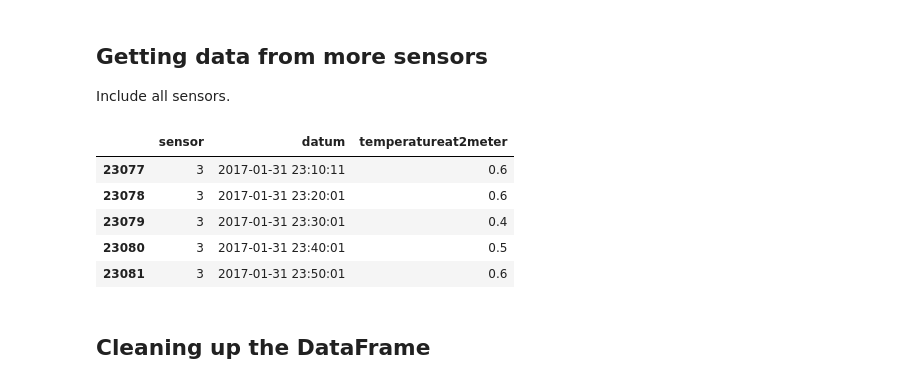
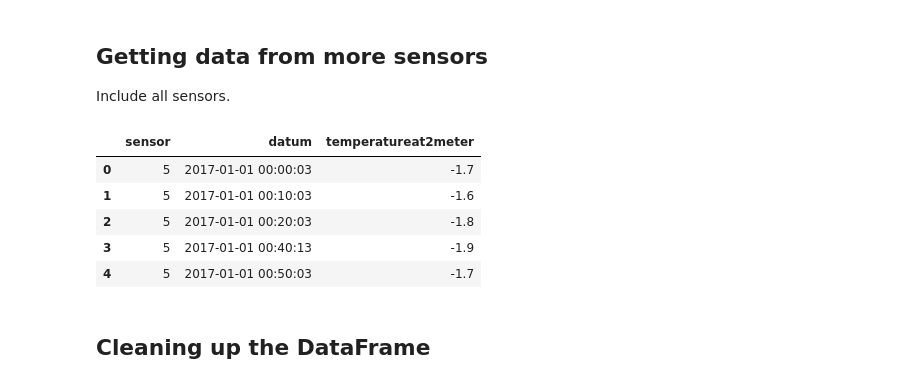
Before and after one commit to csana23/UNKP, a Jupyter notebook: src/Testing Jupyter.ipynb, the cells around one changed output. Saved outputs shown, nothing was run; the diff lists cells and outputs as text; code cells hidden in the pictures.

```diff
--- a/src/Testing Jupyter.ipynb
+++ b/src/Testing Jupyter.ipynb
@@ -172,14 +173,14 @@ Include all sensors.
 query2 = "SELECT sensor, datum, temperatureat2meter FROM erti_new WHERE datum >= '2017-01-01 00:00:00' AND  datum <= '2017-01-31 23:59:59' ALLOW FILTERING"
 df2 = pd.DataFrame(list(session.execute(query2)))
 # %%
-df2.tail()
+df2.head()
 # %% [output]
 |  | sensor | datum | temperatureat2meter |
-| 23077 | 3 | 2017-01-31 23:10:11 | 0.6 |
-| 23078 | 3 | 2017-01-31 23:20:01 | 0.6 |
-| 23079 | 3 | 2017-01-31 23:30:01 | 0.4 |
-| 23080 | 3 | 2017-01-31 23:40:01 | 0.5 |
-| 23081 | 3 | 2017-01-31 23:50:01 | 0.6 |
+| 0 | 5 | 2017-01-01 00:00:03 | -1.7 |
+| 1 | 5 | 2017-01-01 00:10:03 | -1.6 |
+| 2 | 5 | 2017-01-01 00:20:03 | -1.8 |
+| 3 | 5 | 2017-01-01 00:40:13 | -1.9 |
+| 4 | 5 | 2017-01-01 00:50:03 | -1.7 |
 # %% [markdown]
 ## Cleaning up the DataFrame
 # %%
```
Also changed, not shown: parts of 9 cells of this notebook, 1 other file.
